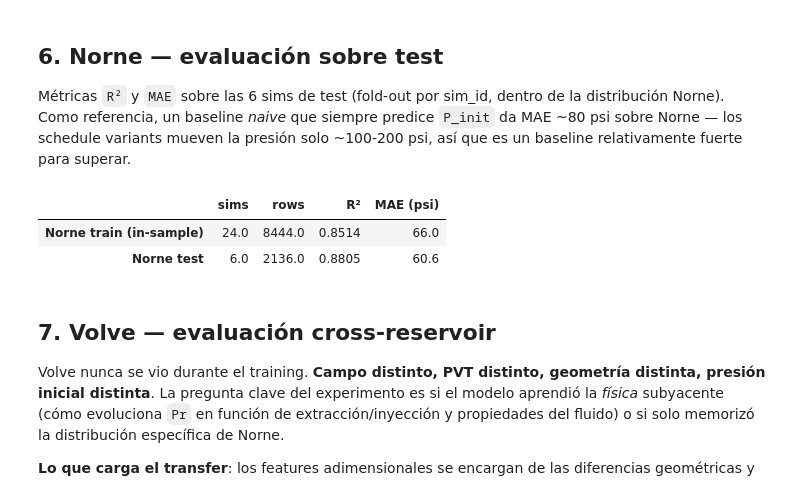
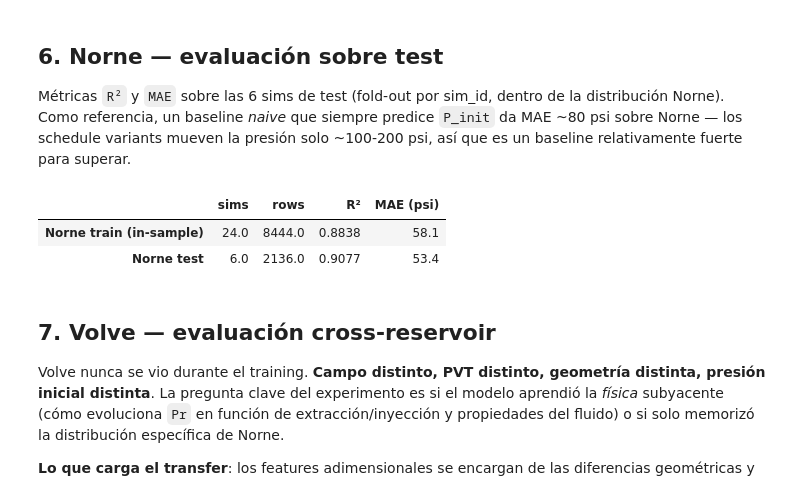
Before and after one commit to tpp-grupo-166/opm-datasets, a Jupyter notebook: notebooks/lstm_pvt_e30.ipynb, the cells around one changed output. Drawn from its saved outputs; the diff is of its cells as text; code cells hidden in the pictures.

```diff
--- a/notebooks/lstm_pvt_e30.ipynb
+++ b/notebooks/lstm_pvt_e30.ipynb
@@ -166,14 +166,14 @@ El MLP encoder hace ese trabajo de compresión por adelantado: aprende a destila
 class LSTMPVT(nn.Module):
     """LSTM seq-to-seq con dos MLP encoders (uno para PVT y otro para features estaticos) que aportan contexto por sim.
 
-    Flow del forward: el PVT (52D) pasa por su encoder y sale como vector 16D; los
+    Flow del forward: el PVT (51D) pasa por su encoder y sale como vector 16D; los
     estaticos (3D) hacen lo mismo. Los dos embeddings se concatenan (-> 32D) y se
     broadcastean a cada timestep, donde se concatenan con los features dinamicos (9D)
     antes de entrar al LSTM (input_size = 9 + 32 = 41, hidden = 64, 2 layers). La head
     es un MLP pequeno que emite el delta target normalizado (Pr - P_init) / PRESSURE_SCALE
     en cada timestep.
     """
-    def __init__(self, n_dynamic=9, n_static=3, pvt_dim=52, context_dim=16,
+    def __init__(self, n_dynamic=9, n_static=3, pvt_dim=51, context_dim=16,
                  hidden_size=64, num_layers=2, dropout=0.15):
         super().__init__()
         self.pvt_encoder = nn.Sequential(
@@ -227,8 +227,8 @@ def prepare_dataset(features_df):
     Returns
     -------
     X : dict con los inputs del modelo (dynamic_features, static_features, pvt_vector).
-    y : dict con el target y la metadata necesaria para evaluar (delta_target, mask,
-        initial_pressure, true_pressures).
+    y : dict con el target y la metadata necesaria para evaluar y plotear
+        (delta_target, mask, initial_pressure, true_pressures, sim_ids).
     """
     simulations = list(features_df.groupby("sim_id", sort=True))
 
@@ -260,7 +260,8 @@ def prepare_dataset(features_df):
     y = {"delta_target": delta_target,
          "mask": mask,
          "initial_pressure": initial_pressure,
-         "true_pressures": true_pressures}
+         "true_pressures": true_pressures,
+         "sim_ids": [int(sim_id) for sim_id, _ in simulations]}
     return X, y
 
 
@@ -296,36 +297,41 @@ final training delta-MSE: 0.00029
 Métricas `R²` y `MAE` sobre las 6 sims de test (fold-out por sim_id, dentro de la distribución Norne). Como referencia, un baseline _naive_ que siempre predice `P_init` da MAE ~80 psi sobre Norne — los schedule variants mueven la presión solo ~100-200 psi, así que es un baseline relativamente fuerte para superar.
 # %%
 @torch.no_grad()
-def evaluate(X, y, name):
-    """Corre el modelo sobre un split empaquetado, denormaliza delta -> psi y devuelve una Serie pandas con R² y MAE.
+def predict_pressures(X, y):
+    """Corre el modelo, denormaliza delta -> psi y devuelve `true` y `predicted` como listas por simulacion.
 
     El modelo emite el delta normalizado `(Pr - P_init) / PRESSURE_SCALE`; aca lo
     multiplicamos por PRESSURE_SCALE y le sumamos la presion inicial para volver a psi.
-    Se concatenan todas las sims (sin padding gracias a `true_pressures[i]` que tiene
-    la longitud real) y se calculan las metricas con sklearn.
+    Cada elemento de la lista tiene la longitud real de su simulacion (sin padding).
     """
     delta_predictions = model(X["dynamic_features"],
                               X["static_features"],
                               X["pvt_vector"]).numpy()
     initial_pressure = y["initial_pressure"].numpy()
-    pressures_predicted = np.concatenate([
-        initial_pressure[i] + delta_predictions[i, :len(pressures)] * PRESSURE_SCALE
-        for i, pressures in enumerate(y["true_pressures"])])
-    pressures_true = np.concatenate(y["true_pressures"])
+    pressures_predicted = [initial_pressure[i] + delta_predictions[i, :len(pressures)] * PRESSURE_SCALE
+                           for i, pressures in enumerate(y["true_pressures"])]
+    return y["true_pressures"], pressures_predicted
+
+
+def evaluate(X, y, name):
+    """Corre el modelo sobre un split empaquetado y devuelve una Serie pandas con R² y MAE."""
+    pressures_true_per_sim, pressures_pred_per_sim = predict_pressures(X, y)
+    pressures_true = np.concatenate(pressures_true_per_sim)
+    pressures_pred = np.concatenate(pressures_pred_per_sim)
     return pd.Series({
-        "sims": len(y["true_pressures"]),
+        "sims": len(pressures_true_per_sim),
         "rows": len(pressures_true),
-        "R²": round(r2_score(pressures_true, pressures_predicted), 4),
-        "MAE (psi)": round(mean_absolute_error(pressures_true, pressures_predicted), 1),
+        "R²": round(r2_score(pressures_true, pressures_pred), 4),
+        "MAE (psi)": round(mean_absolute_error(pressures_true, pressures_pred), 1),
     }, name=name)
 
 
 pd.DataFrame([evaluate(X_train, y_train, "Norne train (in-sample)"),
               evaluate(X_test, y_test, "Norne test")])
 # %% [output]
 |  | sims | rows | R² | MAE (psi) |
-| Norne train (in-sample) | 24.0 | 8444.0 | 0.8514 | 66.0 |
-| Norne test | 6.0 | 2136.0 | 0.8805 | 60.6 |
+| Norne train (in-sample) | 24.0 | 8444.0 | 0.8838 | 58.1 |
+| Norne test | 6.0 | 2136.0 | 0.9077 | 53.4 |
 # %% [markdown]
 ## 7. Volve — evaluación cross-reservoir
 
```
Also changed, not shown: parts of 8 cells of this notebook, 2 other files.
